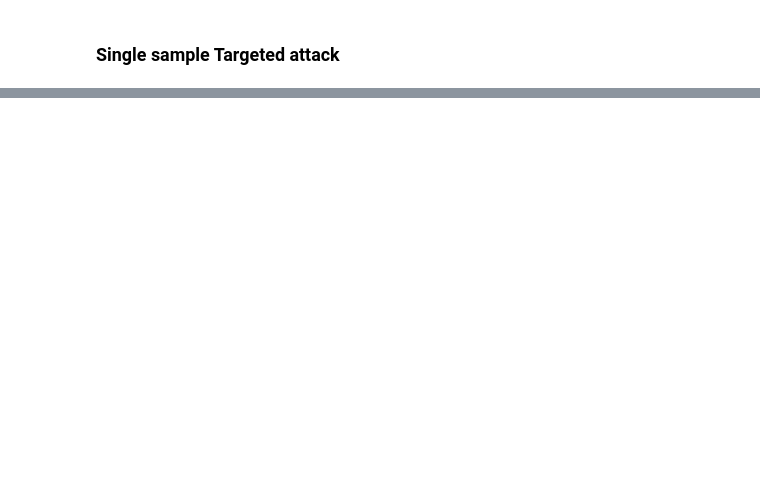
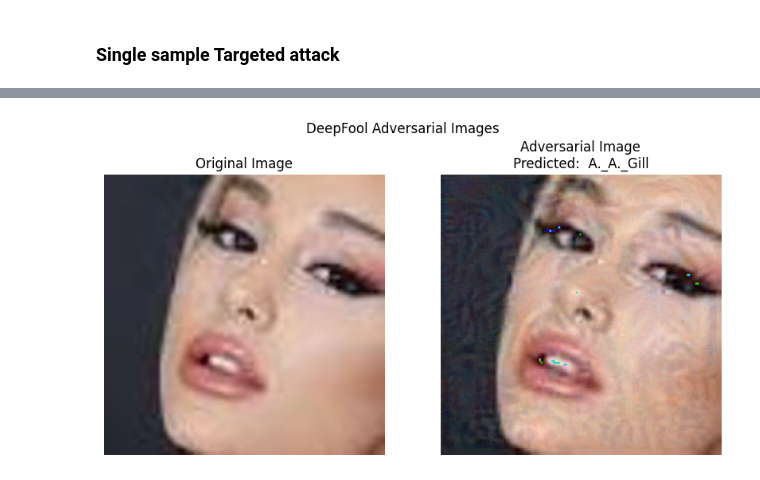
Before and after one commit to dany9999/Face_Recognition_Security, a Jupyter notebook: pgd.ipynb, the cells around one changed output, grey strips where cells are left out. Cells and saved outputs as stored; diff of their text form; code cells hidden in the pictures; blank space fills up the shorter version.

Commit message:
pgd targeted

```diff
--- a/pgd.ipynb
+++ b/pgd.ipynb
@@ -406,26 +425,25 @@ plt.show()
 # %% [markdown]
 ### Single sample Targeted attack
 # %%
-epsilon = 1
-eps_step = 0.005
-max_iter = 5
+epsilon = 0.9
+eps_step = 0.00003
+max_iter = 100
 
-attack = ProjectedGradientDescentPyTorch(estimator=model, eps = epsilon, eps_step= eps_step, targeted=True, max_iter = max_iter)
+attack = ProjectedGradientDescentPyTorch(estimator=model_resnet,  eps = epsilon, eps_step= eps_step, targeted=True, max_iter = max_iter)
 # %%
 from utils import load_image_NN1
 import os
 import numpy as np
 
-target_class = 10
 
 dataset_dir = "test_set_cropped/"
-filename = "Brad_Pitt_8_face_0.jpg"
+filename = "Ariana_Grande_5_face_0.jpg"
 person_path = os.path.join(dataset_dir, filename)
 
 test_img = load_image_NN1(person_path)
-target_class = 10
-etichetta_target = LABELS[0]
-print("ETICHETTA TARGET: ", LABELS[10])
+target_class = 70
+etichetta_target = LABELS[target_class]
+print("ETICHETTA TARGET: ", LABELS[target_class])
 batch_size = test_img.shape[0]
 targeted_labels = np.array([target_class] * batch_size)
 one_hot_targeted_labels = tf.keras.utils.to_categorical(targeted_labels, num_classes=8631)
@@ -434,15 +452,21 @@ print(one_hot_targeted_labels.shape)
 
 test_img_numpy = test_img.numpy()
 test_images_adv = attack.generate(test_img_numpy, one_hot_targeted_labels)
-model_predictions = model.predict(test_images_adv)
+model_predictions_resnet = model_resnet.predict(test_images_adv)
+
+test_images_NN2 = load_test_image_NN2(test_images_adv)
 
 
+model_predictions_senet = model_senet.predict(test_images_NN2)
 
-model_predictions = model.predict(test_images_adv)
+
 perturbation = np.mean(np.abs((test_images_adv - test_img_numpy)))
 print('Average perturbation: {:4.2f}'.format(perturbation))
-#targeted_attack_loss, targeted_attack_accuracy = model.evaluate(test_images_adv, targeted_labels)
-#print('Targeted attack accuracy: {:4.2f}'.format(targeted_attack_accuracy))
+
+
 print("Etichetta target:{}".format(LABELS[target_class]))
-predicted_label = LABELS[np.array(model_predictions.argmax())]
-print("{} con probabilità {}".format(predicted_label,model_predictions[0][model_predictions.argmax()]))
+predicted_label_resnet = LABELS[np.array(model_predictions_resnet.argmax())]
+print("{} con probabilità {}".format(predicted_label_resnet,model_predictions_resnet[0][model_predictions_resnet.argmax()]))
+
+predicted_label_senet = LABELS[np.array(model_predictions_senet.argmax())]
+print("{} con probabilità {}".format(predicted_label_senet,model_predictions_senet[0][model_predictions_senet.argmax()]))
@@ -449,31 +480,34 @@ print("{} con probabilità {}".format(predicted_label,model_predictions[0][model
 # %%
 # Prepara le immagini per la visualizzazione
 # Rimuovi la dimensione batch extra e converti nel formato channels-last
 test_images_adv = np.squeeze(test_images_adv, axis=0)
 test_images_adv = np.transpose(test_images_adv, (1, 2, 0))
 
 # Converti le immagini in uint8 per la visualizzazione
 if test_img_numpy.dtype != np.uint8:
     test_img_numpy = (test_img_numpy * 255).astype(np.uint8)
     test_img_numpy = np.squeeze(test_img_numpy, axis=0)  # Rimuovi la dimensione batch extra
     test_img_numpy = np.transpose(test_img_numpy, (1, 2, 0))
 
 if test_images_adv.dtype != np.uint8:
     test_images_adv = (test_images_adv * 255).astype(np.uint8)
 
 # Visualizza le immagini affiancate con Matplotlib
 fig, (ax1, ax2) = plt.subplots(1, 2, figsize=(10, 5))
 
 # Mostra l'immagine originale
 ax1.imshow(test_img_numpy)
 ax1.set_title('Original Image')
 ax1.axis('off')
 
 # Mostra l'immagine avversaria
 ax2.imshow(test_images_adv)
-ax2.set_title(f'Adversarial Image\nPredicted: {predicted_label}')
+ax2.set_title(f'Adversarial Image\nPredicted: {predicted_label_resnet}')
 ax2.axis('off')
+
 
 # Mostra la figura
 plt.suptitle("DeepFool Adversarial Images")
 plt.show()
+# %% [output]
+[figure, added]
```
Also changed, not shown: parts of 8 cells of this notebook.
